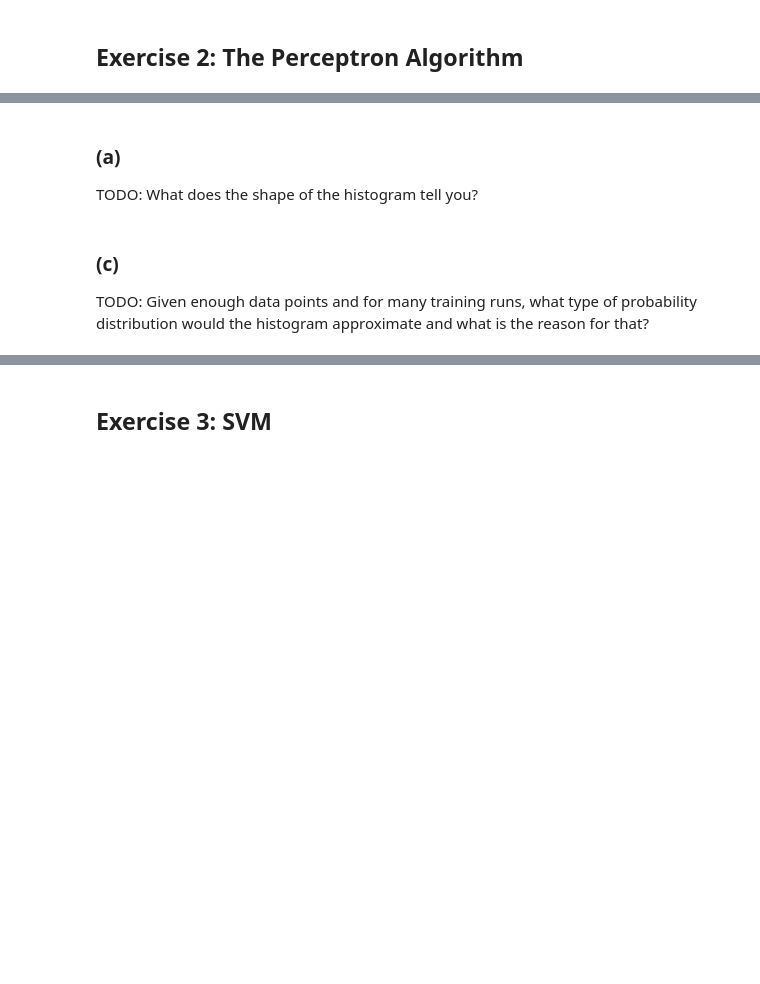
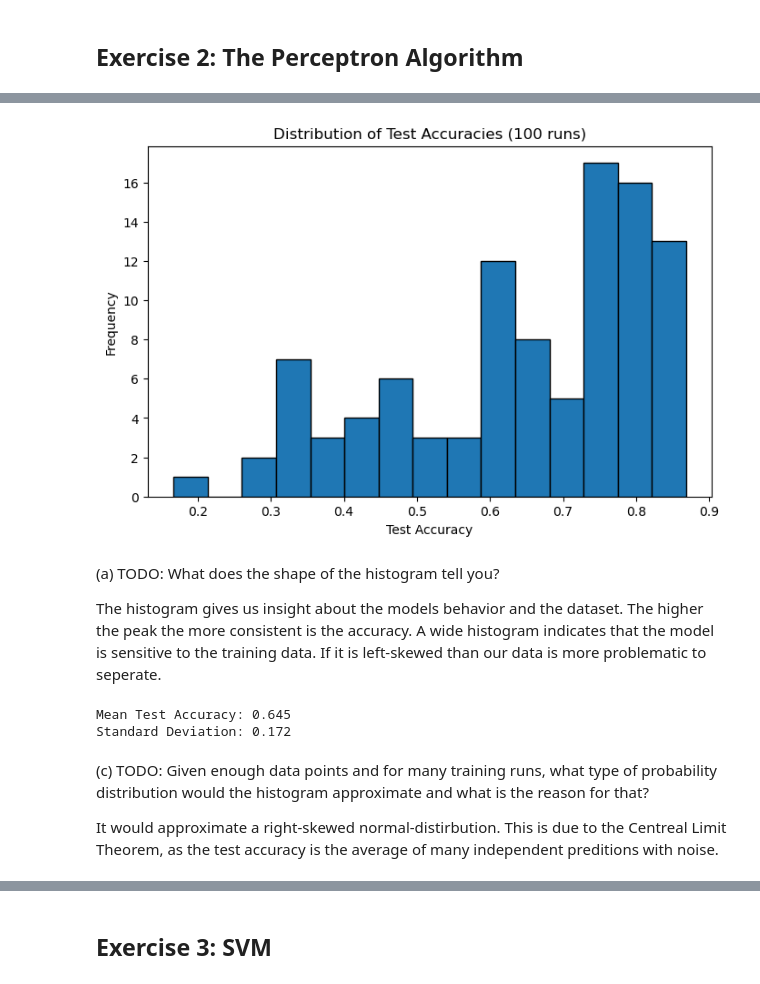
Before and after one commit to Tsumugivolle77/MLE-Sheets, a Jupyter notebook: sheet1/MLE25_sheet01.ipynb, the cells around one changed output, grey strips where cells are left out. Saved outputs shown, nothing was run; the diff lists cells and outputs as text; code cells hidden in the pictures; blank space fills up the shorter version.

```diff
--- a/sheet1/MLE25_sheet01.ipynb
+++ b/sheet1/MLE25_sheet01.ipynb
@@ -100,21 +166,56 @@ occur)? Explain why.
 # %%
 # ========================
 # 6. Evaluate Performance Over Multiple Runs
 # ========================
 
 #TODO: Evaluate performance over multiple runs. Compute and store test accuracies
 
 
 #TODO: Plot histogram for the test accuracies
+num_runs = 100
+test_accuracies = []
+
+for _ in range(num_runs):
+    X_train, X_test, y_train, y_test = train_test_split(
+    X_std, y, test_size=0.2
+)
+
+    perceptron = Perceptron(learning_rate=0.1, num_epochs=1000)
+    perceptron.train(X_train, y_train)
+
+    # Test accuracy
+    y_test_pred = perceptron.predict(X_test)
+    test_acc = accuracy_score(y_test, y_test_pred)
+    test_accuracies.append(test_acc)
+
+plt.figure(figsize=(8, 5))
+plt.hist(test_accuracies, bins=15, edgecolor='black')
+plt.xlabel('Test Accuracy')
+plt.ylabel('Frequency')
+plt.title('Distribution of Test Accuracies (100 runs)')
+plt.show()
+# %% [output]
+[figure, added]
 # %% [markdown]
-### (a)
+(a)
 TODO: What does the shape of the histogram tell you?
+
+The histogram gives us insight about the models behavior and the dataset. The higher the peak the more consistent is the accuracy. A wide histogram indicates that the model is sensitive to the training data. If it is left-skewed than our data is more problematic to seperate.
 # %%
 # (b)
 #TODO: Compute the sample mean and standard deviation of the test accuracy
+mean_acc = np.mean(test_accuracies)
+std_acc = np.std(test_accuracies)
+print(f"Mean Test Accuracy: {mean_acc:.3f}")
+print(f"Standard Deviation: {std_acc:.3f}")
+# %% [output]
+Mean Test Accuracy: 0.645
+Standard Deviation: 0.172
 # %% [markdown]
-### (c)
+(c)
 TODO: Given enough data points and for many training runs, what type of probability distribution would the histogram approximate and what is the reason for that?
+
+It would approximate a right-skewed normal-distirbution. This is due to the Centreal Limit Theorem, as the test accuracy is the average of many independent preditions with noise.
 # %%
 # (d)
 p_values = [0, 10, 20, 30, 40, 50] # % of flipped training labels
```
Also changed, not shown: parts of 16 cells of this notebook, 1 other file.
